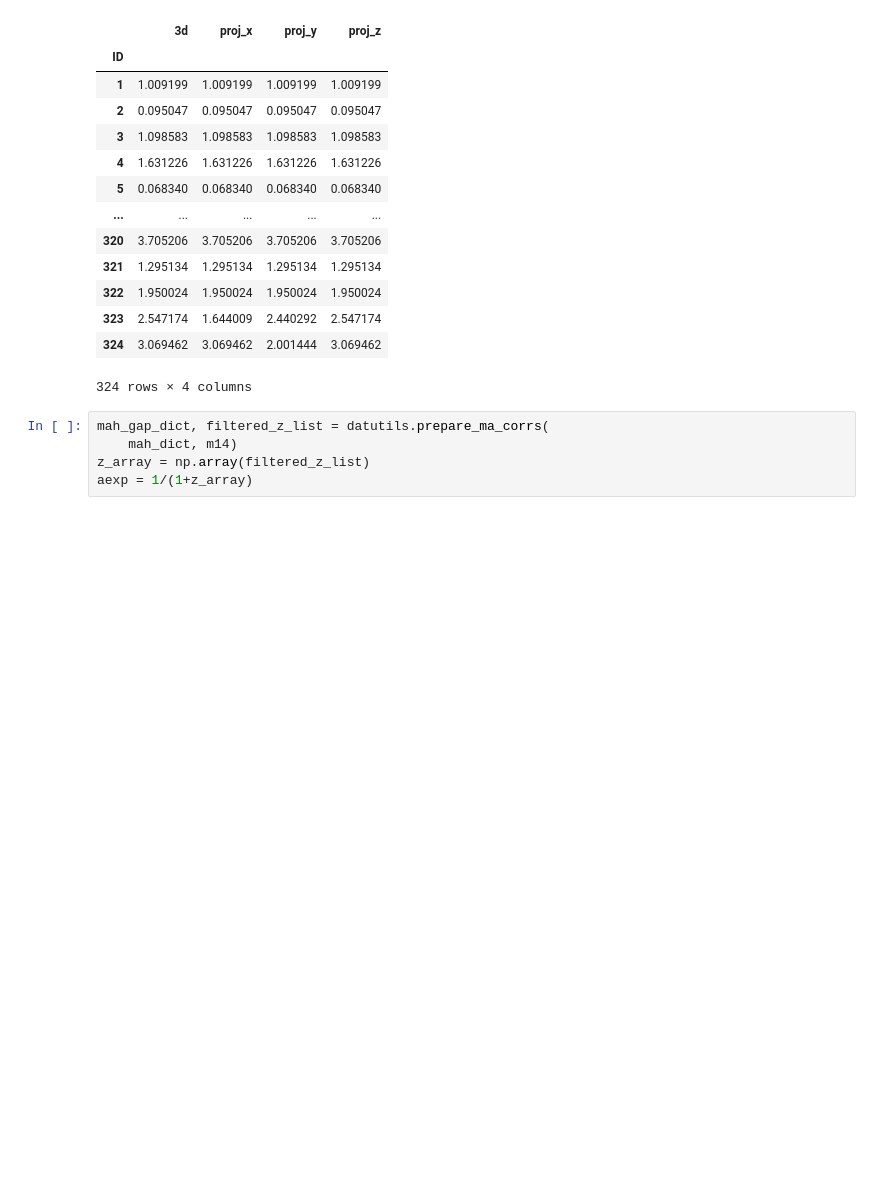
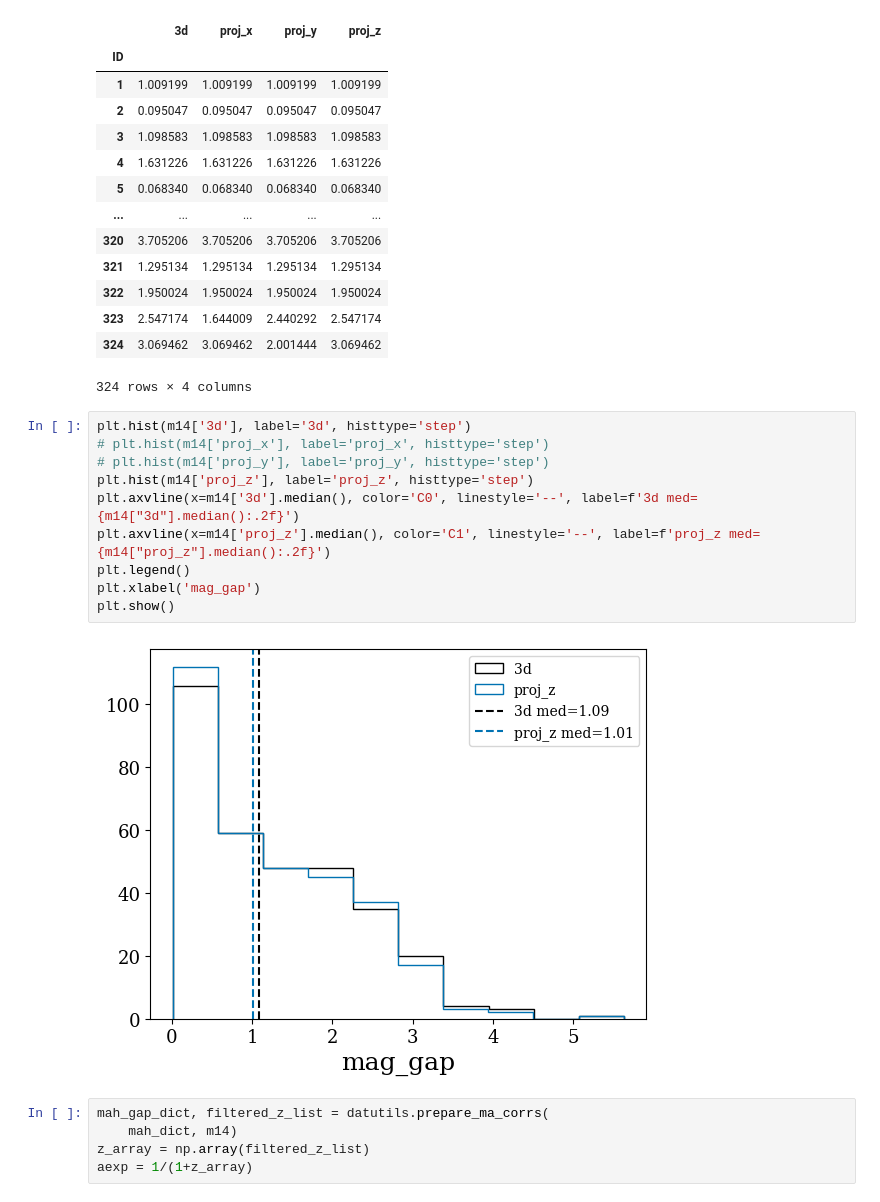
Before and after one commit to Kabelo-T/cluster_morph, a Jupyter notebook: magnitude_gaps.ipynb, the cells around one changed output. Drawn from its saved outputs; the diff is of its cells as text; blank space fills up the shorter version.

```diff
--- a/magnitude_gaps.ipynb
+++ b/magnitude_gaps.ipynb
@@ -42,6 +42,18 @@ m14
 | 323 | 2.547174 | 1.644009 | 2.440292 | 2.547174 |
 | 324 | 3.069462 | 3.069462 | 2.001444 | 3.069462 |
 324 rows × 4 columns
+# %%
+plt.hist(m14['3d'], label='3d', histtype='step')
+# plt.hist(m14['proj_x'], label='proj_x', histtype='step')
+# plt.hist(m14['proj_y'], label='proj_y', histtype='step')
+plt.hist(m14['proj_z'], label='proj_z', histtype='step')
+plt.axvline(x=m14['3d'].median(), color='C0', linestyle='--', label=f'3d med={m14["3d"].median():.2f}')
+plt.axvline(x=m14['proj_z'].median(), color='C1', linestyle='--', label=f'proj_z med={m14["proj_z"].median():.2f}')
+plt.legend()
+plt.xlabel('mag_gap')
+plt.show()
+# %% [output]
+[figure, added]
 # %%
 mah_gap_dict, filtered_z_list = datutils.prepare_ma_corrs(
     mah_dict, m14)
```
Also changed, not shown: parts of 3 cells of this notebook, 4 other files.
